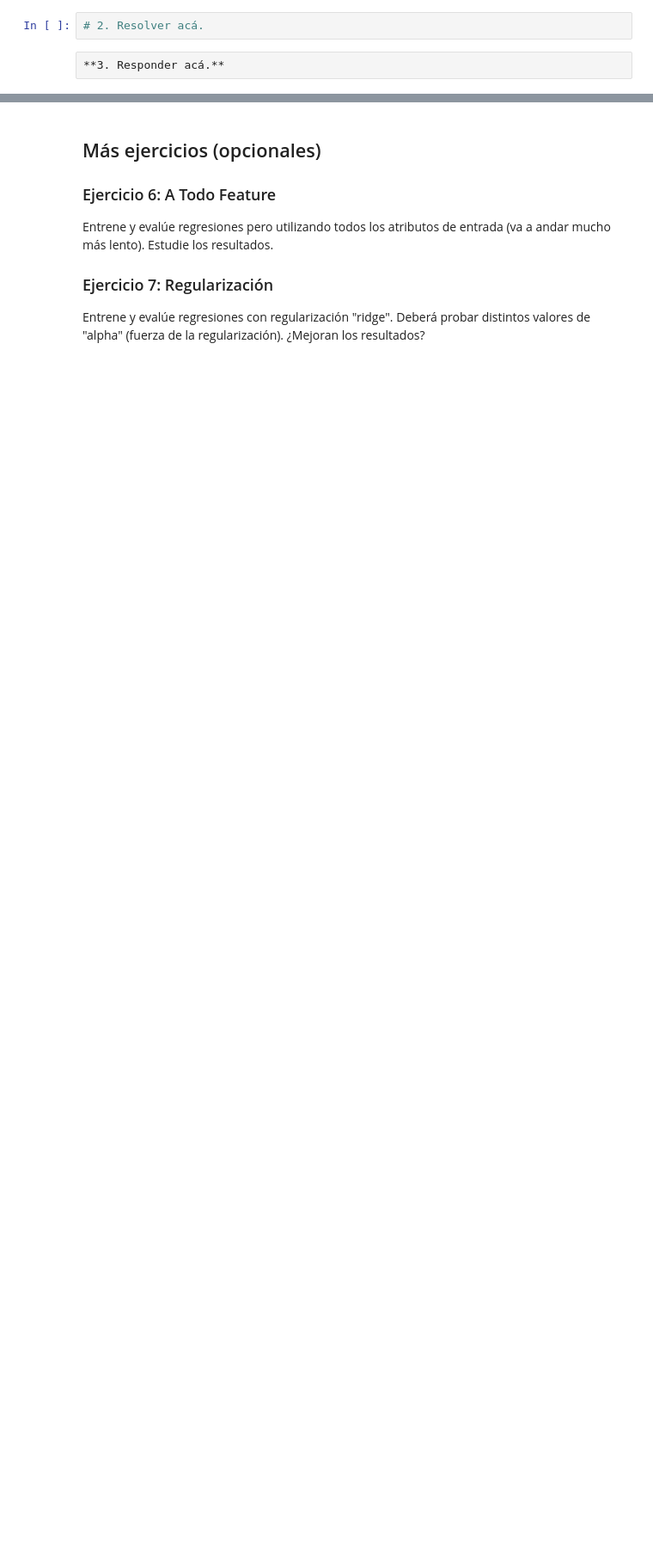
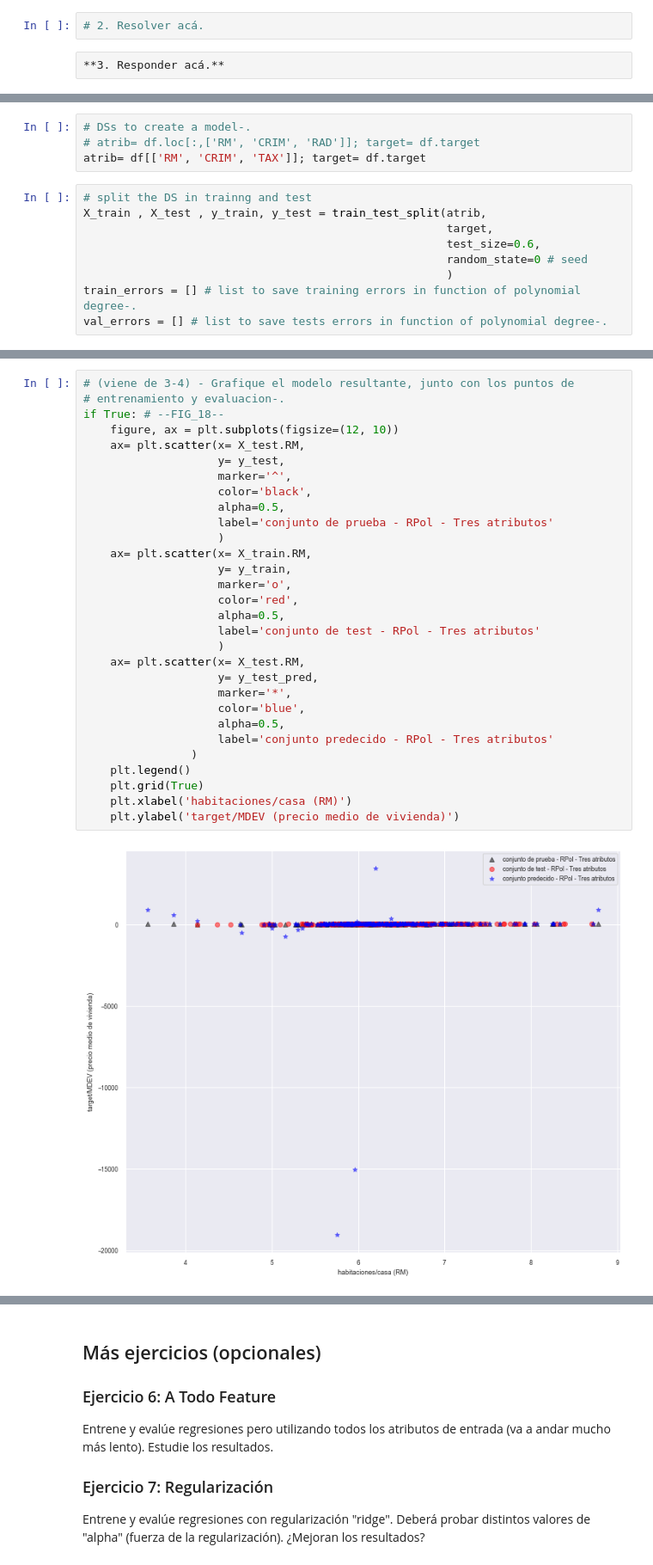
Before and after one commit to Nico37-coder/IntroduccionAprendizajeAutomatico, a Jupyter notebook: Lab 1-FDC.ipynb, the cells around one changed output, grey strips where cells are left out. Shown at 86% size. Drawn from its saved outputs; the diff is of its cells as text; blank space fills up the shorter version.

```diff
--- a/Lab 1-FDC.ipynb
+++ b/Lab 1-FDC.ipynb
@@ -1083,0 +1305,13 @@ X_train_fs.shape, X_test_fs.shape
+# %%
+# DSs to create a model-.
+# atrib= df.loc[:,['RM', 'CRIM', 'RAD']]; target= df.target
+atrib= df[['RM', 'CRIM', 'TAX']]; target= df.target
+# %%
+# split the DS in trainng and test
+X_train , X_test , y_train, y_test = train_test_split(atrib,
+                                                      target,
+                                                      test_size=0.6,
+                                                      random_state=0 # seed
+                                                      )
+train_errors = [] # list to save training errors in function of polynomial degree-.
+val_errors = [] # list to save tests errors in function of polynomial degree-.
@@ -1083,0 +1371,32 @@ X_train_fs.shape, X_test_fs.shape
+# %%
+# (viene de 3-4) - Grafique el modelo resultante, junto con los puntos de
+# entrenamiento y evaluacion-.
+if True: # --FIG_18--
+    figure, ax = plt.subplots(figsize=(12, 10))
+    ax= plt.scatter(x= X_test.RM,
+                    y= y_test,
+                    marker='^',
+                    color='black',
+                    alpha=0.5,
+                    label='conjunto de prueba - RPol - Tres atributos'
+                    )
+    ax= plt.scatter(x= X_train.RM,
+                    y= y_train,
+                    marker='o',
+                    color='red',
+                    alpha=0.5,
+                    label='conjunto de test - RPol - Tres atributos'
+                    )
+    ax= plt.scatter(x= X_test.RM,
+                    y= y_test_pred,
+                    marker='*',
+                    color='blue',
+                    alpha=0.5,
+                    label='conjunto predecido - RPol - Tres atributos'
+                )
+    plt.legend()
+    plt.grid(True)
+    plt.xlabel('habitaciones/casa (RM)')
+    plt.ylabel('target/MDEV (precio medio de vivienda)')
+# %% [output]
+[figure, added]
```
Also changed, not shown: parts of 27 cells of this notebook.
